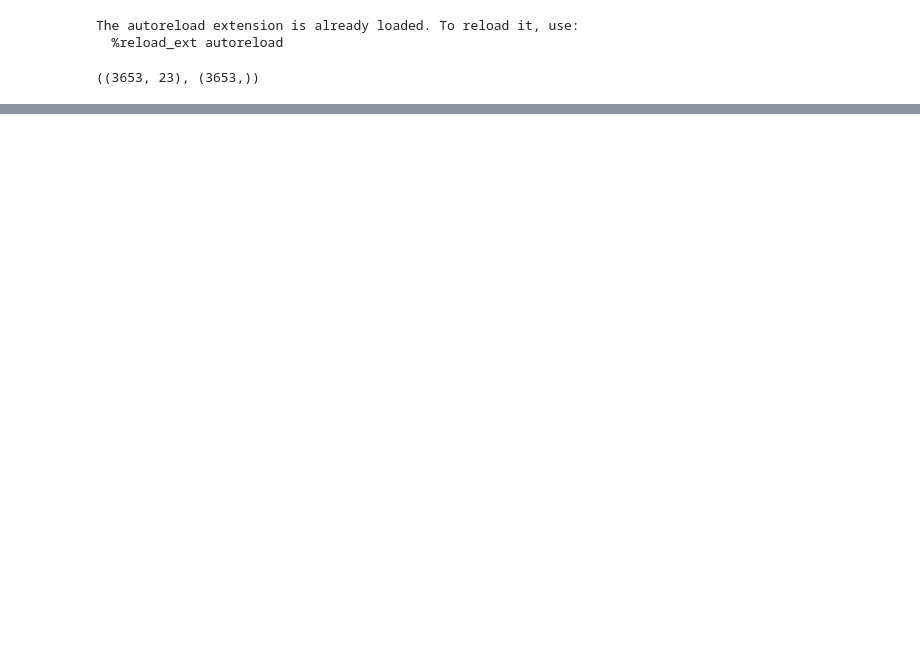
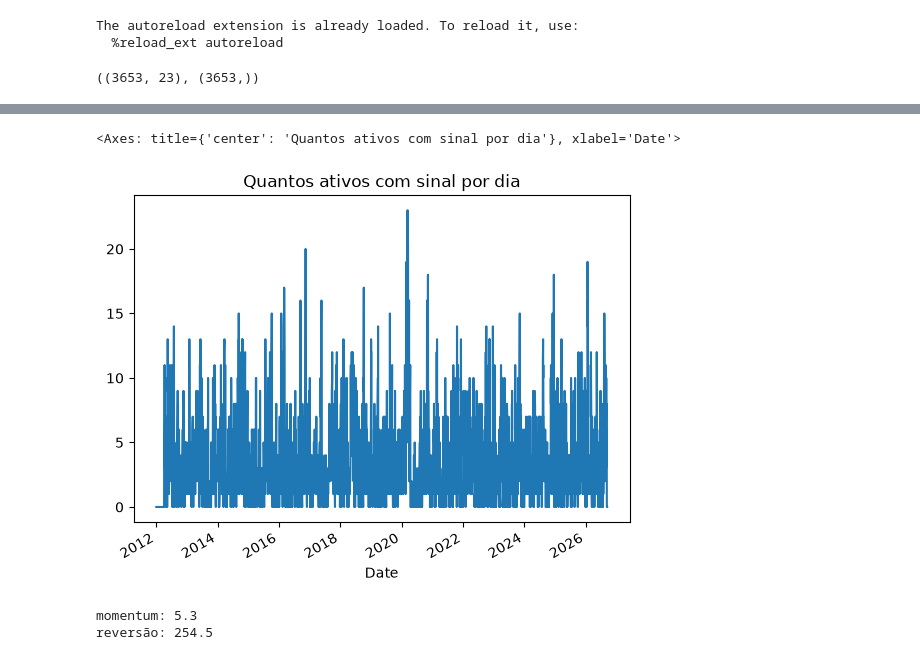
Before and after one commit to maludepaulasilva/mini-open-quant, a Jupyter notebook: notebooks/05_estrategias.ipynb, the cells around one changed output, grey strips where cells are left out. Drawn from its saved outputs; the diff is of its cells as text; code cells hidden in the pictures; blank space fills up the shorter version.

```diff
--- a/notebooks/05_estrategias.ipynb
+++ b/notebooks/05_estrategias.ipynb
@@ -36,0 +127,16 @@ AttributeError: module 'moq.strategies' has no attribute 'lagged'
+# %%
+threshold = 1.5
+signal = (-z).where(z.abs() > threshold, 0.0).fillna(0.0)
+(signal != 0).sum(axis=1).plot(title="Quantos ativos com sinal por dia")
+# %% [output]
+<Axes: title={'center': 'Quantos ativos com sinal por dia'}, xlabel='Date'>
+[figure, added]
+# %%
+def turnover_anual(w):
+    return w.diff().abs().sum(axis=1).mean() * 252
+
+print("momentum:", round(turnover_anual(w_mom), 1))
+print("reversão:", round(turnover_anual(strategies.mean_reversion(prices)), 1))
+# %% [output]
+momentum: 5.3
+reversão: 254.5
```
Also changed, not shown: parts of 21 cells of this notebook, 2 other files.
